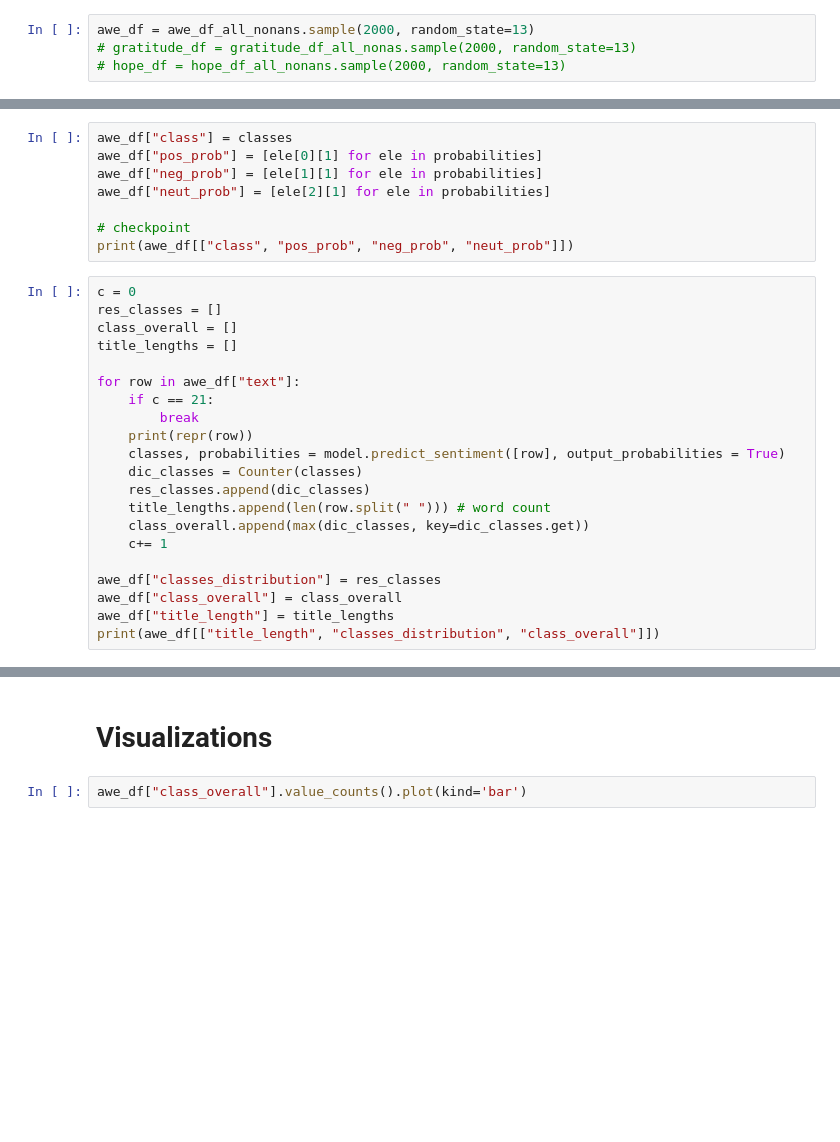
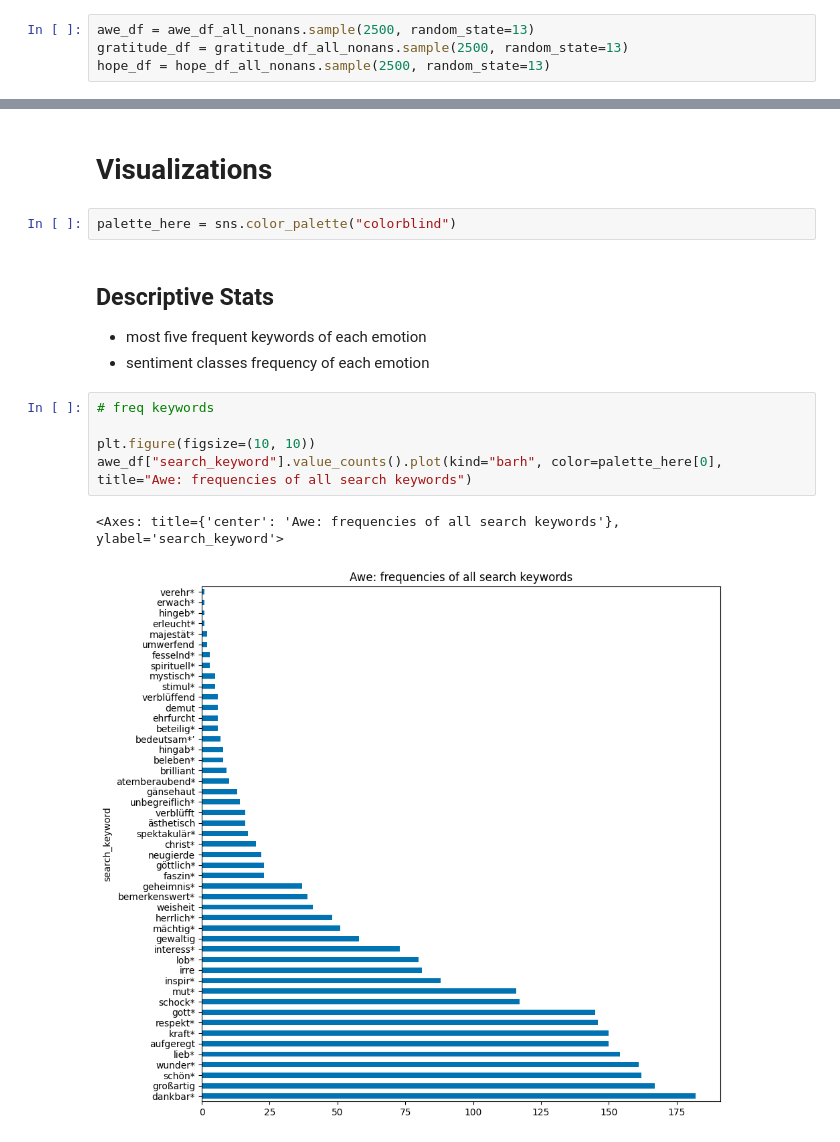
Before and after one commit to viviane-walker-uzh/SA_emotions, a Jupyter notebook: sentiment_analysis.ipynb, the cells around one changed output, grey strips where cells are left out. Saved outputs shown, nothing was run; the diff lists cells and outputs as text; blank space fills up the shorter version.

Commit message:
sentiment analysis results (saved) + visualizations (in code) + requirements

```diff
--- a/sentiment_analysis.ipynb
+++ b/sentiment_analysis.ipynb
@@ -108,5 +123,5 @@ NaNs in awe dataset:  1334
 # %%
-awe_df = awe_df_all_nonans.sample(2000, random_state=13)
-# gratitude_df = gratitude_df_all_nonas.sample(2000, random_state=13)
-# hope_df = hope_df_all_nonans.sample(2000, random_state=13)
+awe_df = awe_df_all_nonans.sample(2500, random_state=13)
+gratitude_df = gratitude_df_all_nonans.sample(2500, random_state=13)
+hope_df = hope_df_all_nonans.sample(2500, random_state=13)
 # %%
@@ -158,29 +189,0 @@ Error:
-# %%
-awe_df["class"] = classes
-awe_df["pos_prob"] = [ele[0][1] for ele in probabilities]
-awe_df["neg_prob"] = [ele[1][1] for ele in probabilities]
-awe_df["neut_prob"] = [ele[2][1] for ele in probabilities]
-
-# checkpoint
-print(awe_df[["class", "pos_prob", "neg_prob", "neut_prob"]])
-# %%
-c = 0
-res_classes = []
-class_overall = []
-title_lengths = []
-
-for row in awe_df["text"]:
-    if c == 21:
-        break
-    print(repr(row))
-    classes, probabilities = model.predict_sentiment([row], output_probabilities = True)
-    dic_classes = Counter(classes)
-    res_classes.append(dic_classes)
-    title_lengths.append(len(row.split(" "))) # word count
-    class_overall.append(max(dic_classes, key=dic_classes.get))
-    c+= 1
-
-awe_df["classes_distribution"] = res_classes
-awe_df["class_overall"] = class_overall
-awe_df["title_length"] = title_lengths
-print(awe_df[["title_length", "classes_distribution", "class_overall"]])
@@ -187,4 +278,16 @@ print(awe_df[["title_length", "classes_distribution", "class_overall"]])
 # %% [markdown]
 # Visualizations
-# %%
-awe_df["class_overall"].value_counts().plot(kind='bar')
+# %%
+palette_here = sns.color_palette("colorblind")
+# %% [markdown]
+## Descriptive Stats
+- most five frequent keywords of each emotion
+- sentiment classes frequency of each emotion
+# %%
+# freq keywords
+
+plt.figure(figsize=(10, 10))
+awe_df["search_keyword"].value_counts().plot(kind="barh", color=palette_here[0], title="Awe: frequencies of all search keywords")
+# %% [output]
+<Axes: title={'center': 'Awe: frequencies of all search keywords'}, ylabel='search_keyword'>
+[figure, added]
```
Also changed, not shown: parts of 27 cells of this notebook, 18 other files.
